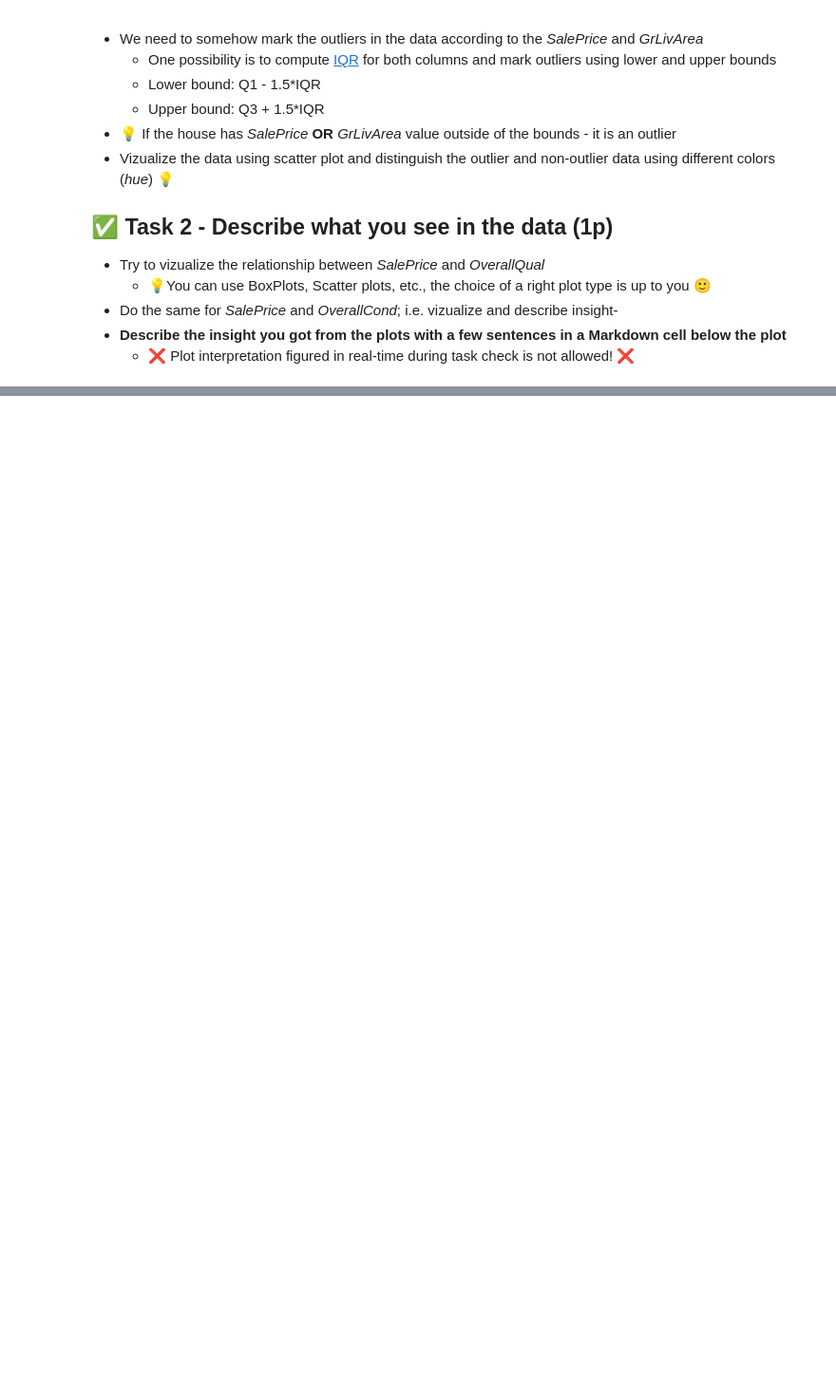
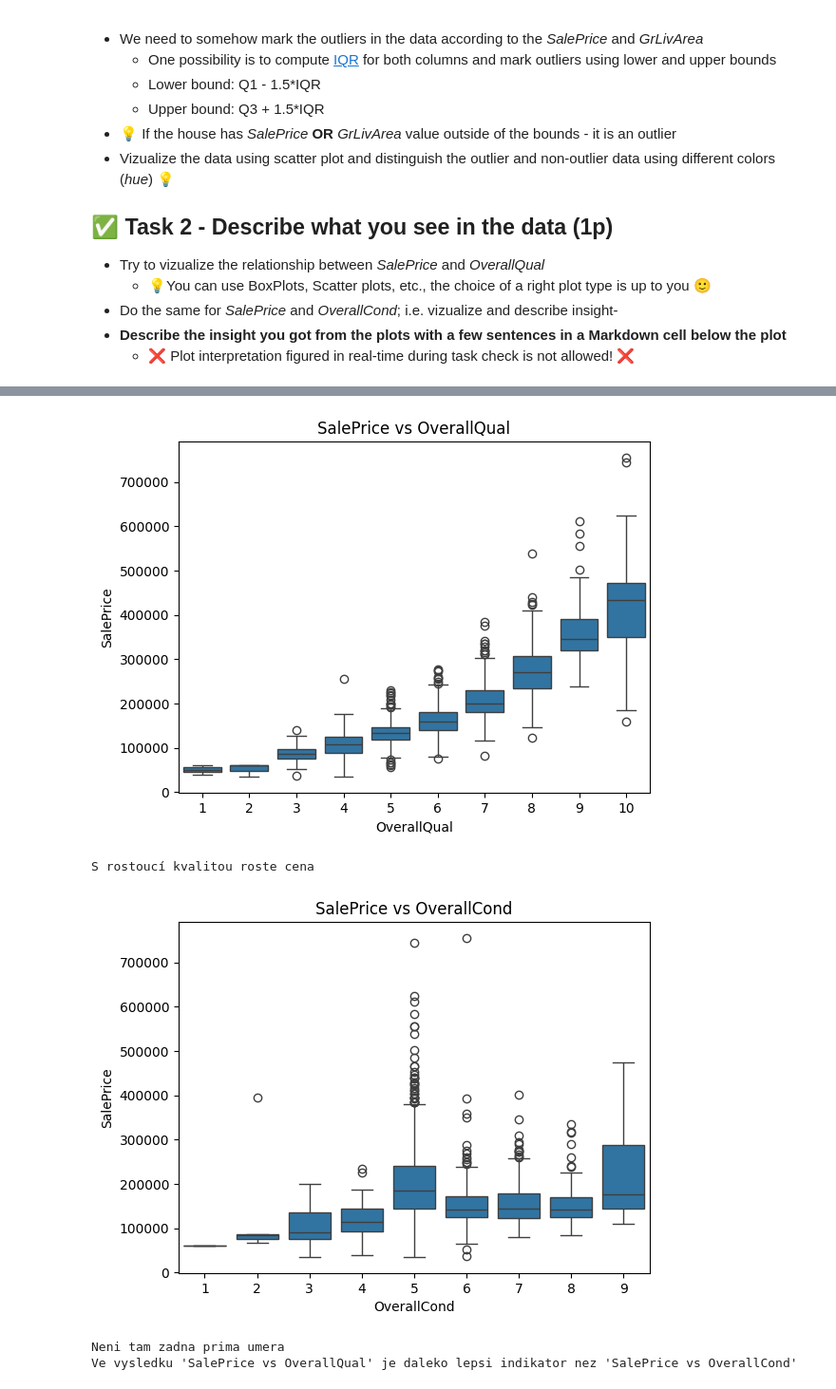
Before and after one commit to DastanJin/ZSU, a Jupyter notebook: fml_02.ipynb, the cells around one changed output, grey strips where cells are left out. Shown at 95% size. Saved outputs shown, nothing was run; the diff lists cells and outputs as text; code cells hidden in the pictures; blank space fills up the shorter version.

```diff
--- a/fml_02.ipynb
+++ b/fml_02.ipynb
@@ -258,0 +199,18 @@ plt.show()
+# %%
+sns.boxplot(data=df, x="OverallQual", y="SalePrice")
+plt.title("SalePrice vs OverallQual")
+plt.show()
+print("S rostoucí kvalitou roste cena")
+
+sns.boxplot(data=df, x="OverallCond", y="SalePrice")
+plt.title("SalePrice vs OverallCond")
+plt.show()
+print("Neni tam zadna prima umera")
+
+print("Ve vysledku 'SalePrice vs OverallQual' je daleko lepsi indikator nez 'SalePrice vs OverallCond'")
+# %% [output]
+[figure, added]
+S rostoucí kvalitou roste cena
+[figure, added]
+Neni tam zadna prima umera
+Ve vysledku 'SalePrice vs OverallQual' je daleko lepsi indikator nez 'SalePrice vs OverallCond'
```
Also changed, not shown: parts of 19 cells of this notebook.
